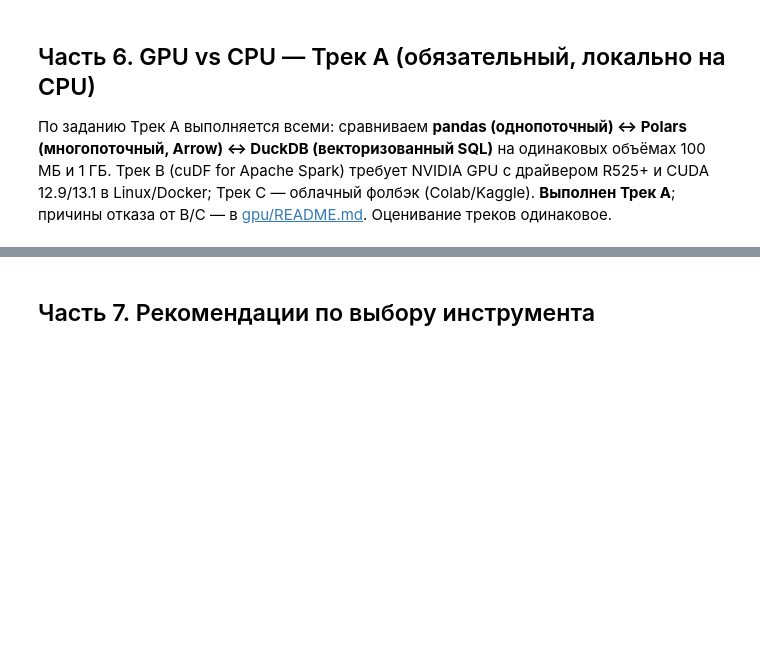
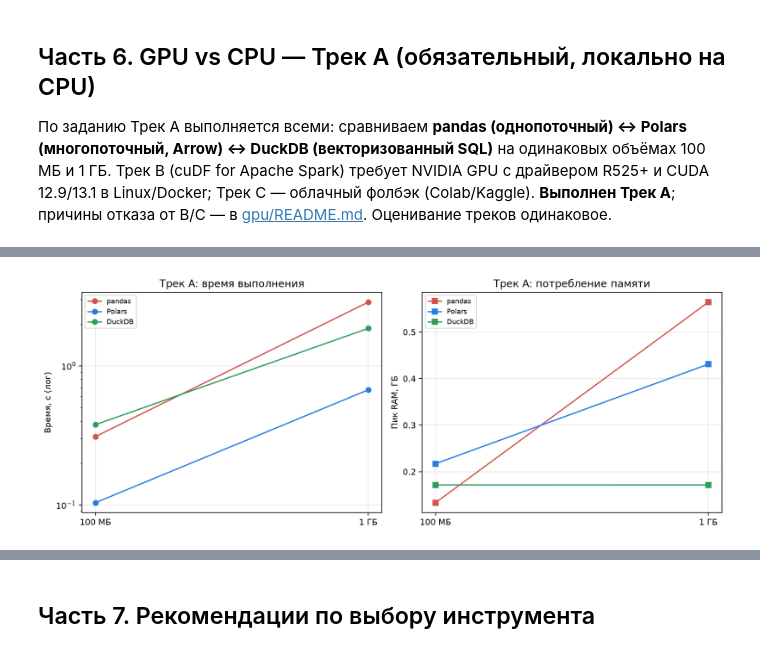
Before and after one commit to greendolf/big-data-labs, a Jupyter notebook: lab2/lab2_engines_benchmark.ipynb, the cells around one changed output, grey strips where cells are left out. Drawn from its saved outputs; the diff is of its cells as text; code cells hidden in the pictures; blank space fills up the shorter version.

```diff
--- a/lab2/lab2_engines_benchmark.ipynb
+++ b/lab2/lab2_engines_benchmark.ipynb
@@ -467,3 +771,24 @@ track_a.to_csv(RESULTS / "track_a_table.csv", index=False)
+# %%
+fig, axes = plt.subplots(1, 2, figsize=(11.5, 4.4), dpi=160)
+colors = {"pandas": "#d1554b", "polars": "#2a7de1", "duckdb": "#2e9e5b"}
+for short, engine in engine_map.items():
+    r100 = track_a[(track_a.engine == engine) & (track_a.size_label == "100MB")].iloc[0]
+    r1g = track_a[(track_a.engine == engine) & (track_a.size_label == "1GB")].iloc[0]
+    axes[0].plot(["100 МБ", "1 ГБ"], [r100["wall_seconds"], r1g["wall_seconds"]],
+                 marker="o", label=short, color=colors[engine])
+    axes[1].plot(["100 МБ", "1 ГБ"], [r100["peak_rss_mb"] / 1000, r1g["peak_rss_mb"] / 1000],
+                 marker="s", label=short, color=colors[engine])
+axes[0].set(ylabel="Время, с (лог)", title="Трек A: время выполнения")
+axes[0].set_yscale("log")
+axes[1].set(ylabel="Пик RAM, ГБ", title="Трек A: потребление памяти")
+for axis in axes:
+    axis.grid(alpha=0.3)
+    axis.legend(fontsize=8)
+fig.tight_layout()
+fig.savefig(RESULTS / "track_a_comparison.png")
+plt.show()
+# %% [output]
+[figure, added]
 # %%
 duck_1g_row = track_a[(track_a.engine == "duckdb") & (track_a.size_label == "1GB")].iloc[0]
 conclusion_6 = f'''
```
Also changed, not shown: parts of 39 cells of this notebook, 31 other files.
